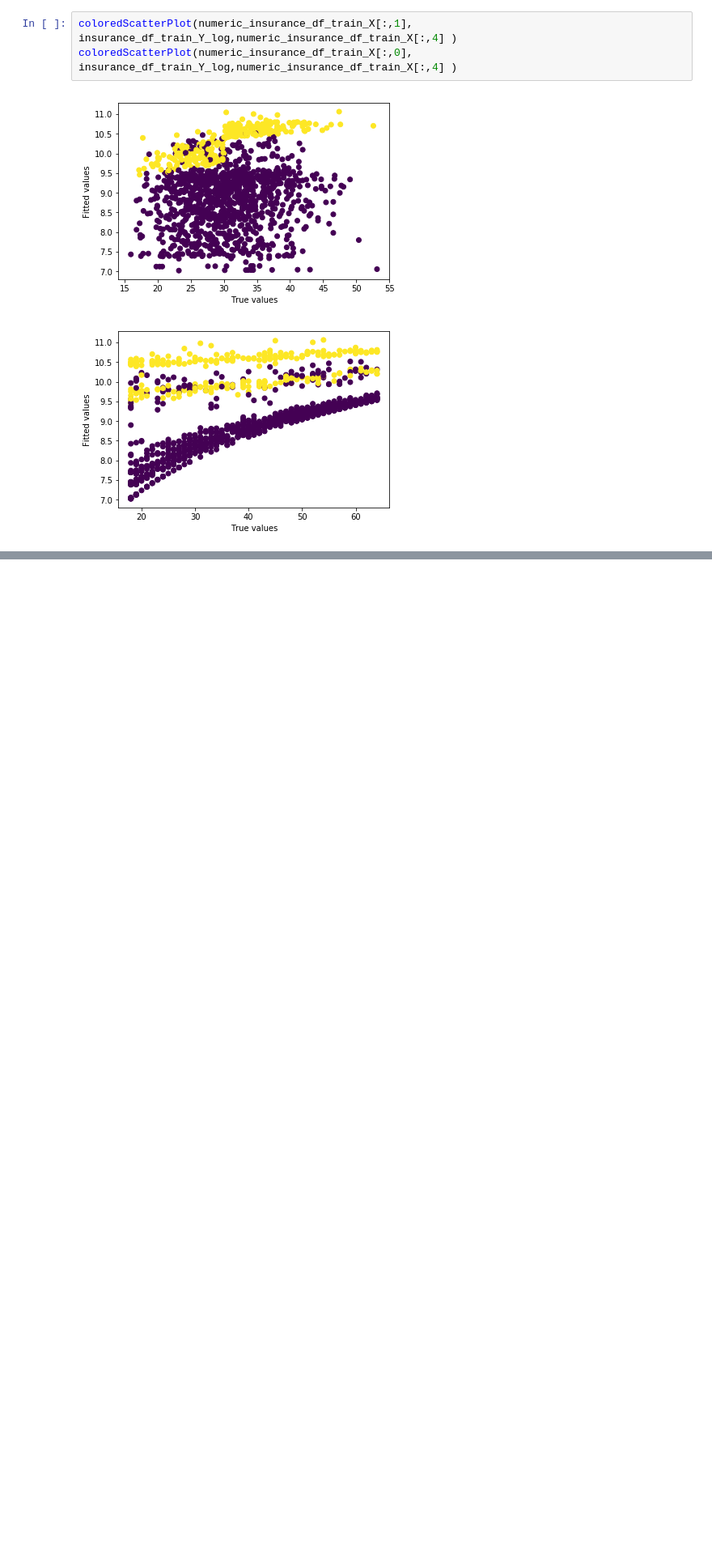
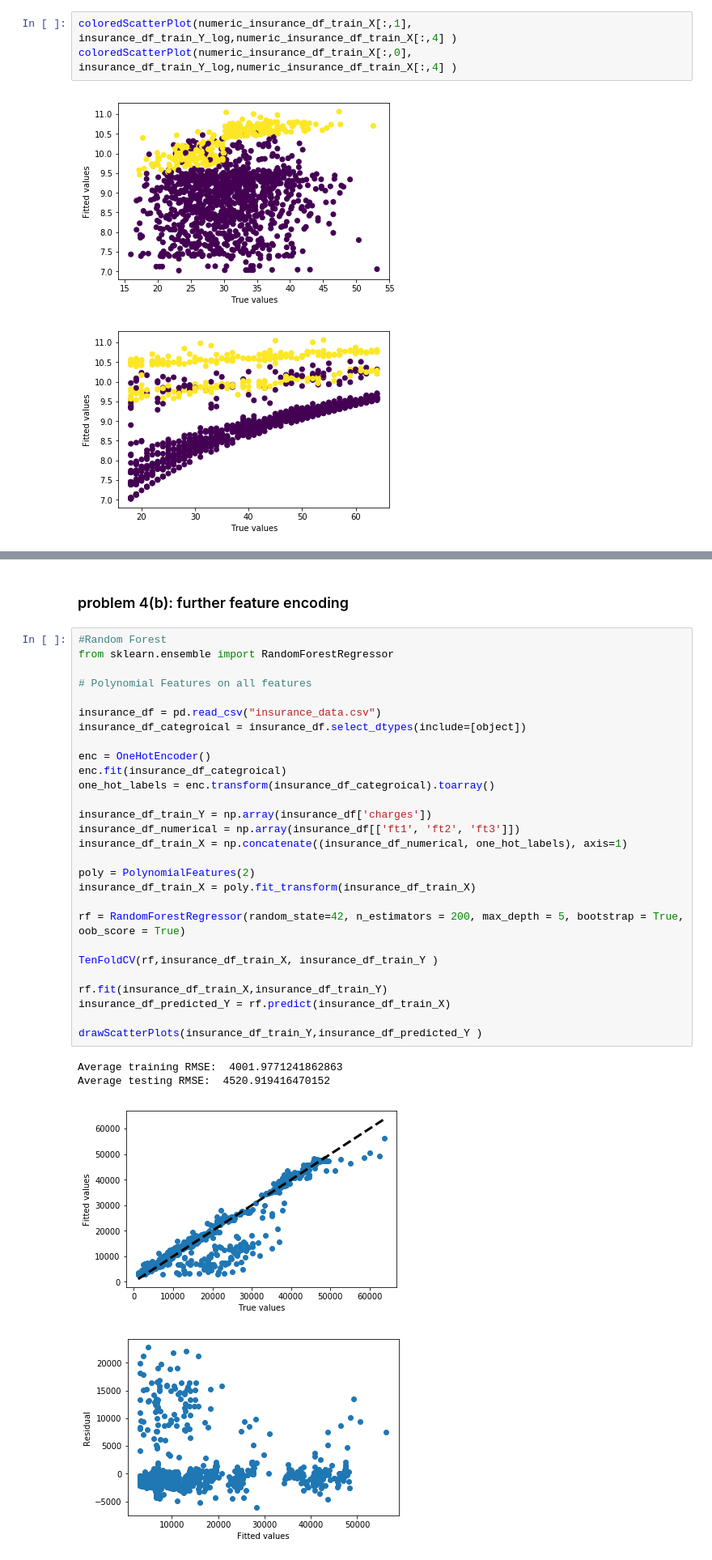
Before and after one commit to DanioPurdue/EE219Project-Analysis-On-Textual-Data, a Jupyter notebook: project4/EE219Project4.ipynb, the cells around one changed output, grey strips where cells are left out. Shown at 81% size. Saved outputs shown, nothing was run; the diff lists cells and outputs as text; blank space fills up the shorter version.

```diff
--- a/project4/EE219Project4.ipynb
+++ b/project4/EE219Project4.ipynb
@@ -410,0 +611,35 @@ coloredScatterPlot(numeric_insurance_df_train_X[:,0], insurance_df_train_Y_log,n
+# %% [markdown]
+### problem 4(b): further feature encoding
+# %%
+#Random Forest
+from sklearn.ensemble import RandomForestRegressor
+
+# Polynomial Features on all features
+
+insurance_df = pd.read_csv("insurance_data.csv")
+insurance_df_categroical = insurance_df.select_dtypes(include=[object])
+
+enc = OneHotEncoder()
+enc.fit(insurance_df_categroical)
+one_hot_labels = enc.transform(insurance_df_categroical).toarray()
+
+insurance_df_train_Y = np.array(insurance_df['charges'])
+insurance_df_numerical = np.array(insurance_df[['ft1', 'ft2', 'ft3']])
+insurance_df_train_X = np.concatenate((insurance_df_numerical, one_hot_labels), axis=1)
+
+poly = PolynomialFeatures(2)
+insurance_df_train_X = poly.fit_transform(insurance_df_train_X)
+
+rf = RandomForestRegressor(random_state=42, n_estimators = 200, max_depth = 5, bootstrap = True, oob_score = True)
+
+TenFoldCV(rf,insurance_df_train_X, insurance_df_train_Y )
+
+rf.fit(insurance_df_train_X,insurance_df_train_Y)
+insurance_df_predicted_Y = rf.predict(insurance_df_train_X)
+
+drawScatterPlots(insurance_df_train_Y,insurance_df_predicted_Y )
+# %% [output]
+Average training RMSE:  4001.9771241862863
+Average testing RMSE:  4520.919416470152
+[figure, added]
+[figure, added]
```
Also changed, not shown: parts of 12 cells of this notebook.
